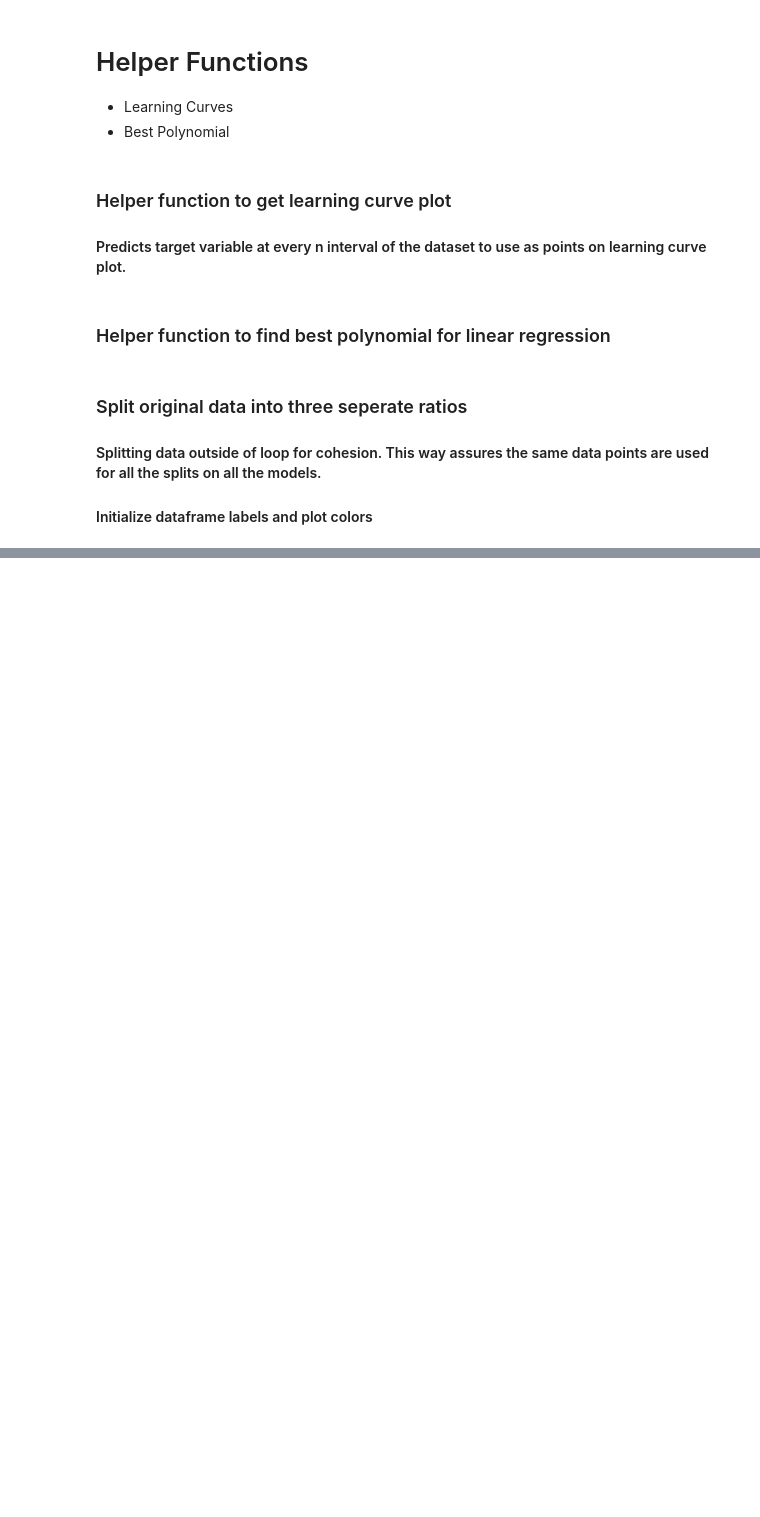
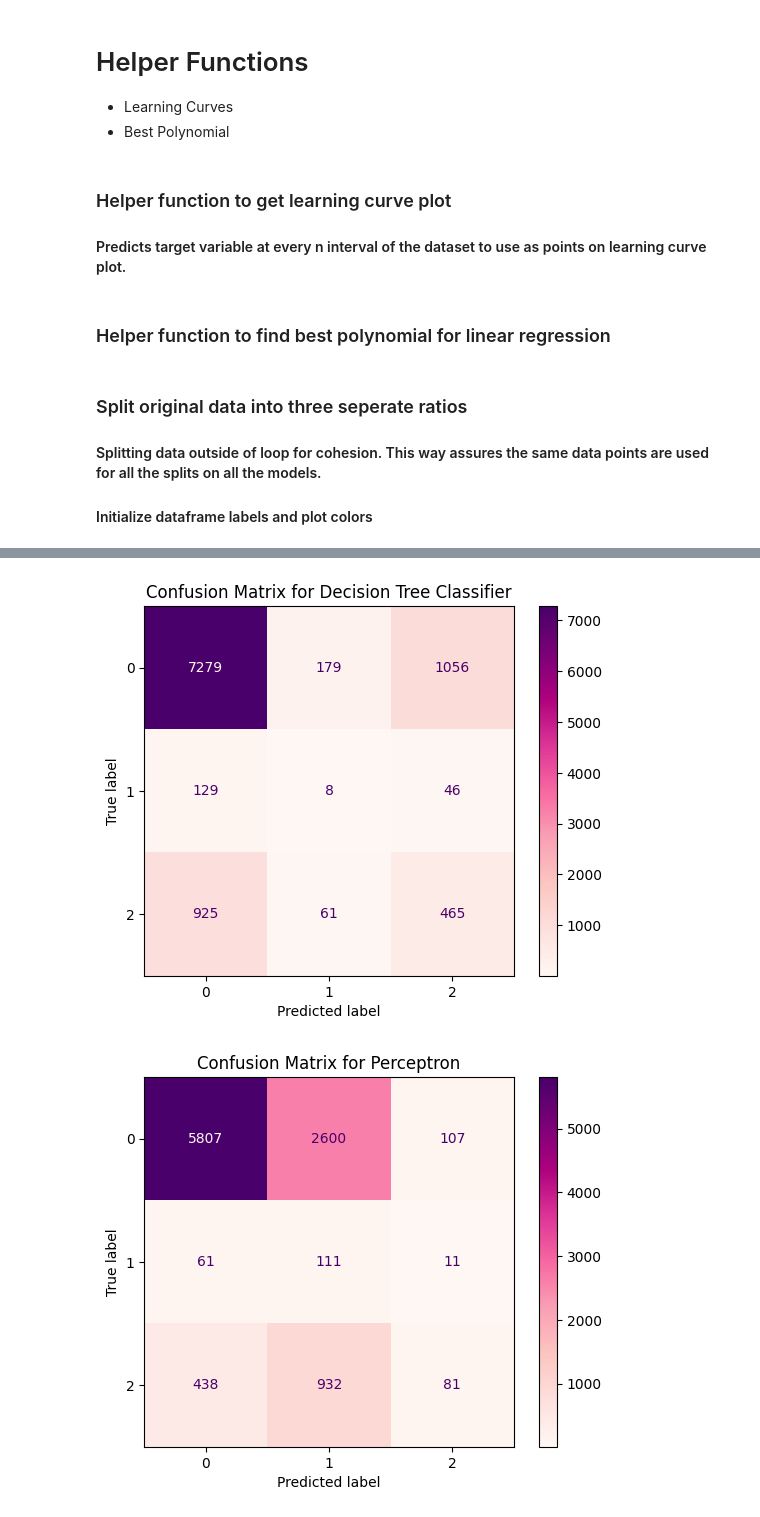
Before and after one commit to dgambone3/CSC4850-Machine-Learning, a Jupyter notebook: ML_Project.ipynb, the cells around one changed output, grey strips where cells are left out. Drawn from its saved outputs; the diff is of its cells as text; code cells hidden in the pictures; blank space fills up the shorter version.

```diff
--- a/ML_Project.ipynb
+++ b/ML_Project.ipynb
@@ -358,0 +378,3 @@ Fold Metrics for Perceptron with 50/50 Split
+# %%
+best = (splits_df.loc[splits_df.groupby('Model', sort=False)['Error'].idxmin()])
+display(best)
@@ -358,0 +395,18 @@ Fold Metrics for Perceptron with 50/50 Split
+# %%
+# loop to generate confusion matrix
+for b in range(len(best)):
+  # skip models with Linear Regression in the title because cannot calculate confision matrix for continuious values
+  if 'Linear Regression' not in best.iloc[b]['Model']:
+    ConfusionMatrixDisplay.from_predictions(y_true=best.iloc[b]['true'],
+                                            y_pred=best.iloc[b]['pred'],
+                                            cmap='RdPu')
+    # set titles
+    title=best.iloc[b]['Model']
+    plt.title(f'Confusion Matrix for {title}')
+    plt.show()
+  else:
+    # output confirmation that regression model was skipped
+    print('Cannot calculate Confusion Matrix for Regression Problems - ', titles[b])
+# %% [output]
+[figure, added]
+[figure, added]
```
Also changed, not shown: parts of 15 cells of this notebook.
